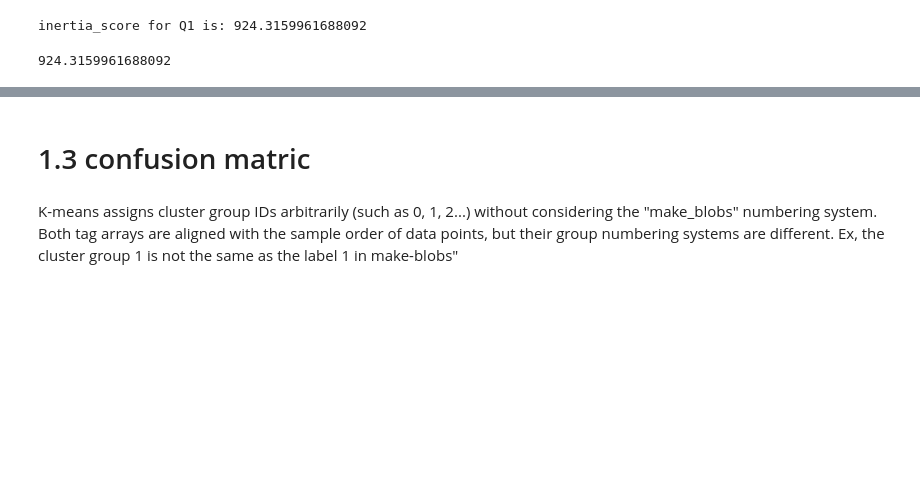
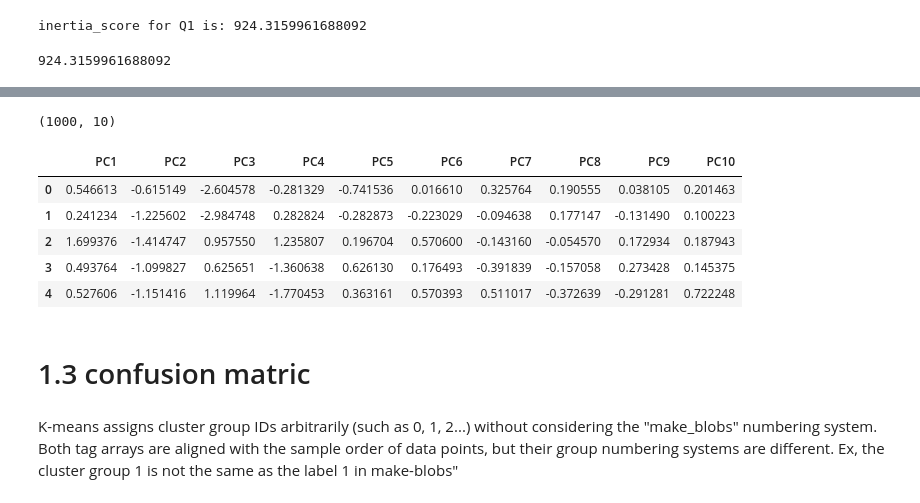
Before and after one commit to Yuyang-Yao/Math_-5750_Project2, a Jupyter notebook: project2.ipynb, the cells around one changed output, grey strips where cells are left out. Cells and saved outputs as stored; diff of their text form; code cells hidden in the pictures; blank space fills up the shorter version.

```diff
--- a/project2.ipynb
+++ b/project2.ipynb
@@ -203,3 +201,21 @@ pca_model = PCA()
+# %%
+#2 Store the principal components in a pandas dataframe
+pca_model = PCA()
+X_PCA_Q1 = pca_model.fit_transform(X)
+# %%
+X_PCA_Q1.shape
+# %% [output]
+(1000, 10)
+# %%
+df_plot = pd.DataFrame(X_PCA_Q1, columns=['PC1', 'PC2', 'PC3', 'PC4', 'PC5', 'PC6', 'PC7','PC8','PC9','PC10'])# this pd df gives coordinates of sample i (row)(from X) expressed in the PCA basis.
+df_plot.head()
+# %% [output]
+|  | PC1 | PC2 | PC3 | PC4 | PC5 | PC6 | PC7 | PC8 | PC9 | PC10 |
+| 0 | 0.546613 | -0.615149 | -2.604578 | -0.281329 | -0.741536 | 0.016610 | 0.325764 | 0.190555 | 0.038105 | 0.201463 |
+| 1 | 0.241234 | -1.225602 | -2.984748 | 0.282824 | -0.282873 | -0.223029 | -0.094638 | 0.177147 | -0.131490 | 0.100223 |
+| 2 | 1.699376 | -1.414747 | 0.957550 | 1.235807 | 0.196704 | 0.570600 | -0.143160 | -0.054570 | 0.172934 | 0.187943 |
+| 3 | 0.493764 | -1.099827 | 0.625651 | -1.360638 | 0.626130 | 0.176493 | -0.391839 | -0.157058 | 0.273428 | 0.145375 |
+| 4 | 0.527606 | -1.151416 | 1.119964 | -1.770453 | 0.363161 | 0.570393 | 0.511017 | -0.372639 | -0.291281 | 0.722248 |
 # %%
 from matplotlib.colors import ListedColormap
 cmap = ListedColormap(["#e41a1c","#984ea3","#a65628","#377eb8","#ffff33","#4daf4a","#ff7f00"])
```
Also changed, not shown: parts of 4 cells of this notebook.
